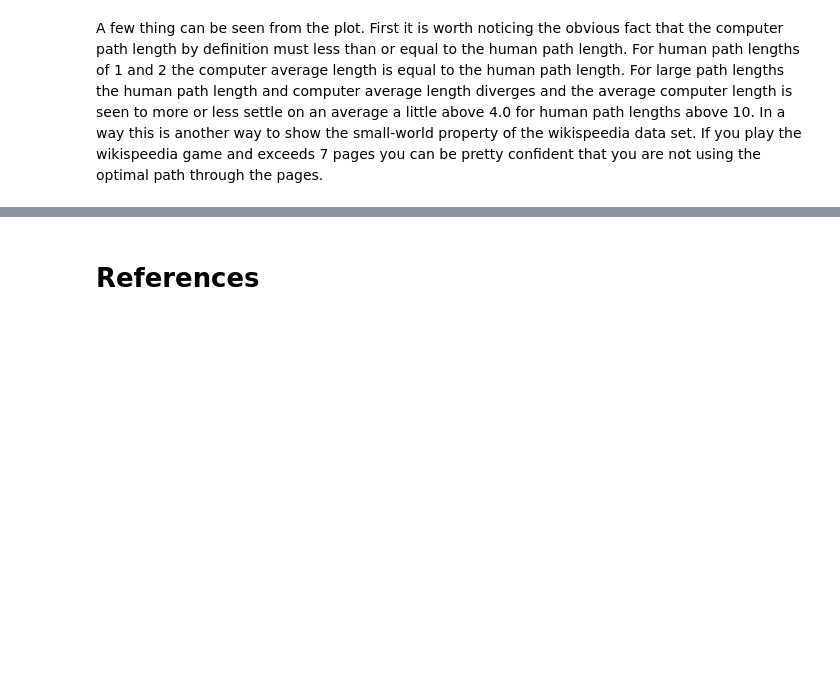
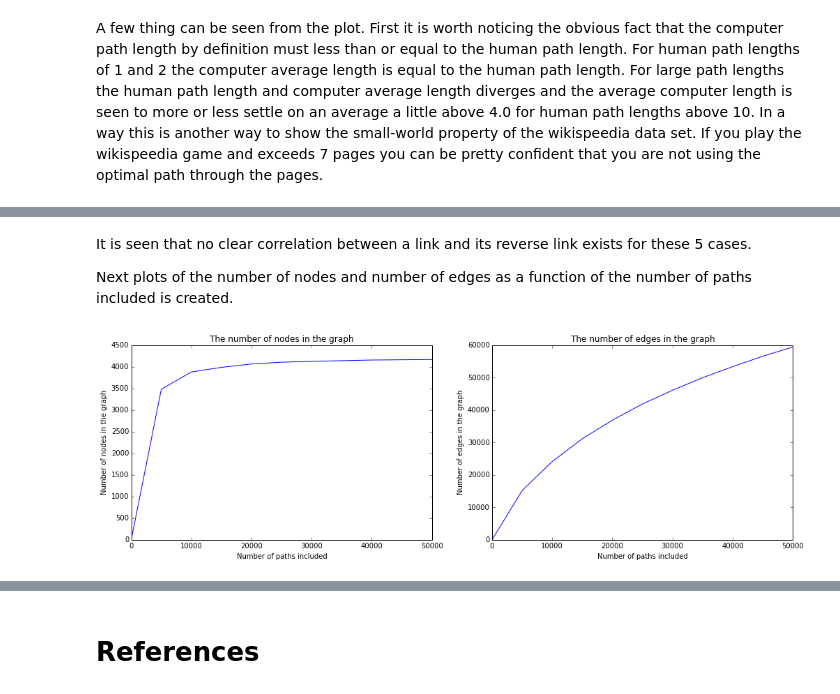
Before and after one commit to alphabits/02806-spring-2014, a Jupyter notebook: assigment-3.ipynb, the cells around one changed output, grey strips where cells are left out. Cells and saved outputs as stored; diff of their text form; code cells hidden in the pictures; blank space fills up the shorter version.

```diff
--- a/assigment-3.ipynb
+++ b/assigment-3.ipynb
@@ -274,3 +132,0 @@ dg.edge[1][4]
-# %%
-for i, o in dg.edges():
-    print dg.edge[i][o]
@@ -307,0 +215,11 @@ KeyError: 'te'
+# %%
+step_size = 5000
+path_graph = nx.DiGraph()
+stats = []
+human_paths_shuffled = list(human_paths)
+random.shuffle(human_paths_shuffled)
+
+for step in range(10):
+    path_data = human_paths_shuffled[(step*step_size):((step+1)*step_size)]
+    add_paths(path_graph, path_data)
+    stats.append(get_graph_statistics(path_graph))
@@ -307,0 +308,20 @@ KeyError: 'te'
+# %% [markdown]
+It is seen that no clear correlation between a link and its reverse link exists for these 5 cases.
+
+Next plots of the number of nodes and number of edges as a function of the number of paths included is created.
+# %%
+batch_sizes = [5000*i for i in range(0, 11)]
+
+labels = ['nodes', 'edges']
+keys = ['num_nodes', 'num_links']
+fig, subplots = plt.subplots(1, 2)
+fig.set_size_inches(17, 5)
+
+for i, (subplot, label, key) in enumerate(zip(subplots, labels, keys)):
+    data = [0] + map(get(key), stats)
+    subplot.set_xlabel('Number of paths included')
+    subplot.set_ylabel('Number of {0} in the graph'.format(label))
+    subplot.set_title('The number of {0} in the graph'.format(label))
+    subplot.plot(batch_sizes, data)
+# %% [output]
+[figure, added]
```
Also changed, not shown: parts of 47 cells of this notebook.
